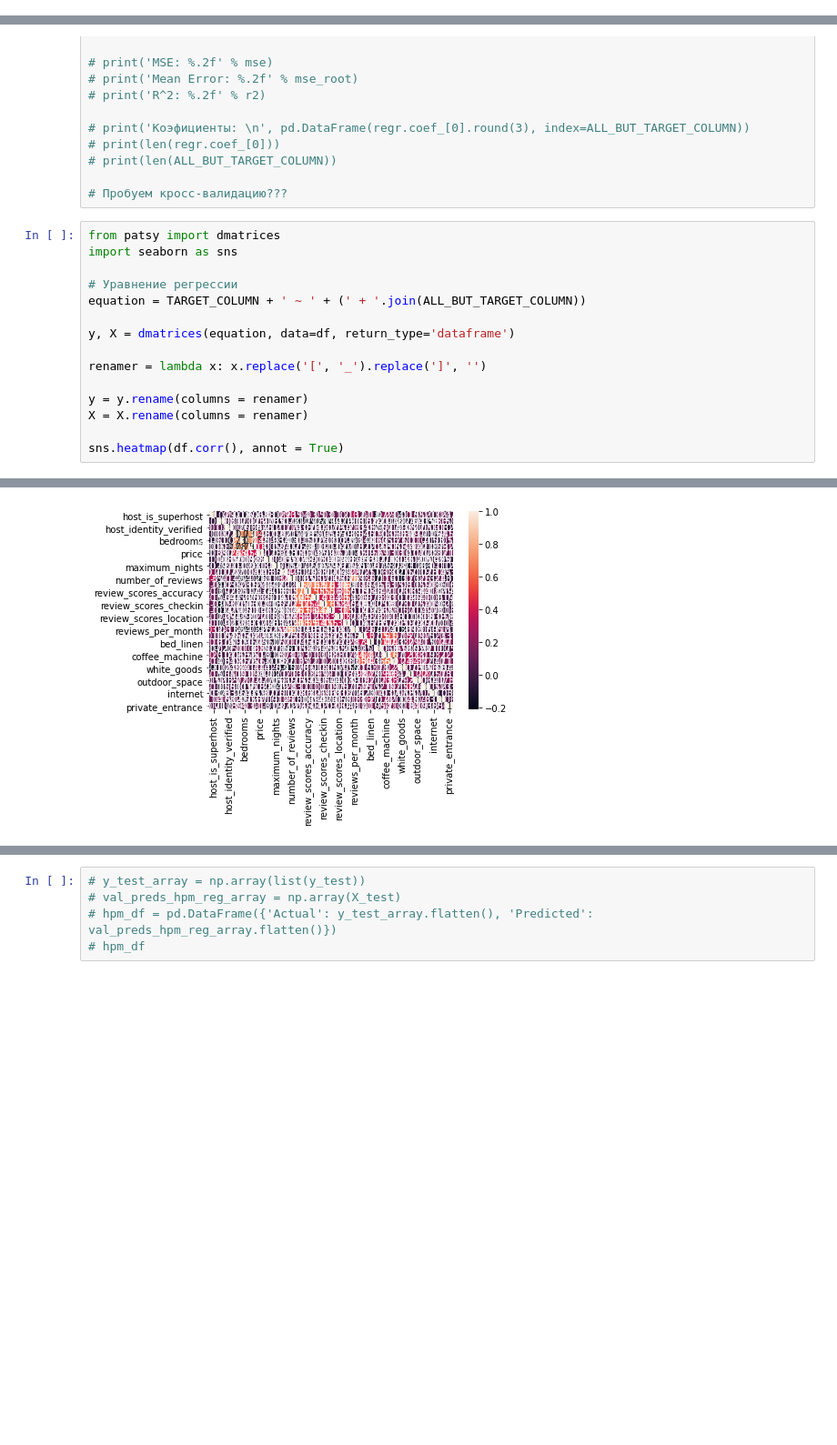
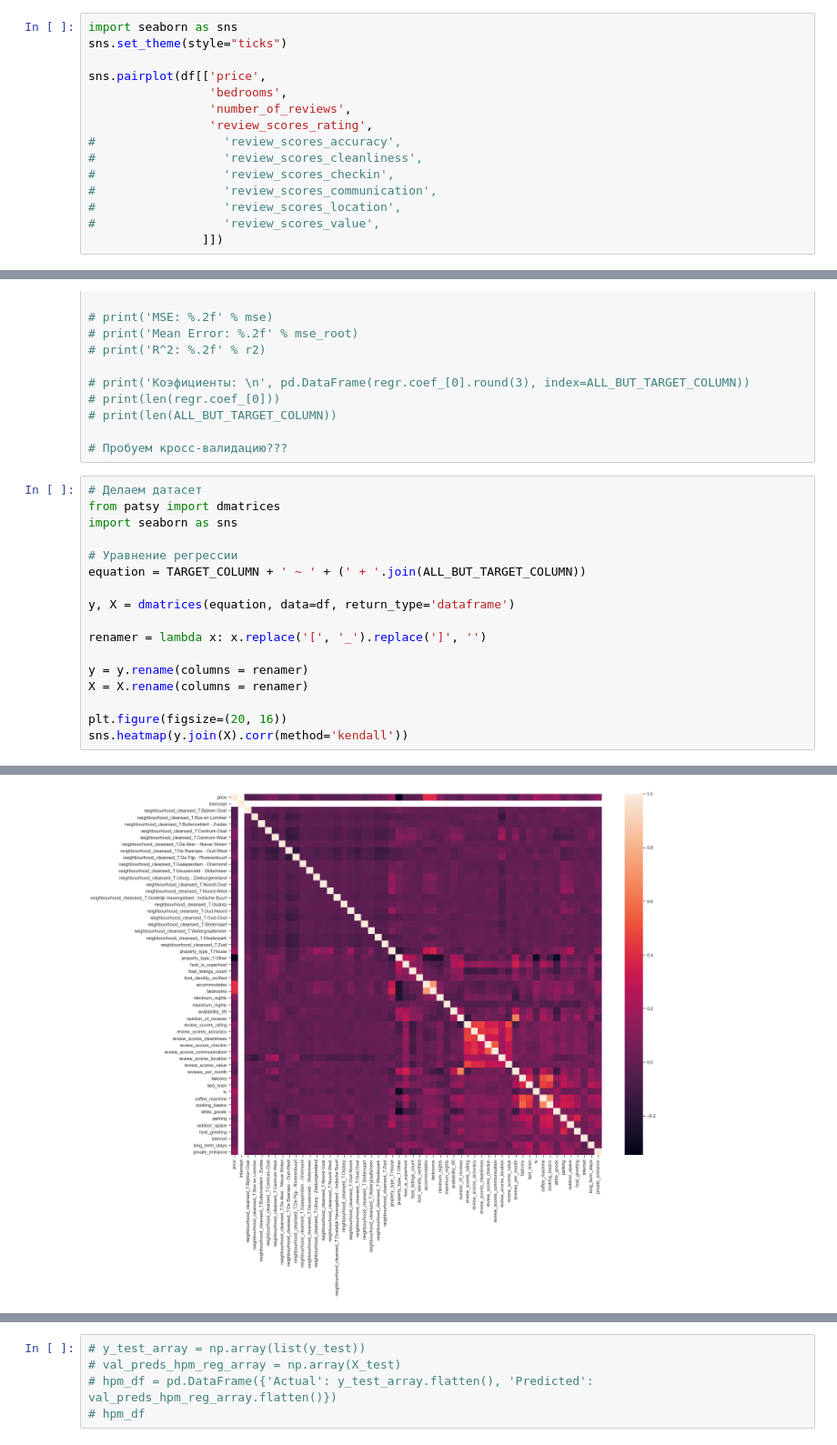
Before and after one commit to Tetawex/python_stuff, a Jupyter notebook: exploratory_analysis.ipynb, the cells around one changed output, grey strips where cells are left out. Shown: that part at 91% size. Drawn from its saved outputs; the diff is of its cells as text; blank space fills up the shorter version.

Commit message:
fancy graphs

```diff
--- a/exploratory_analysis.ipynb
+++ b/exploratory_analysis.ipynb
@@ -271,0 +272,15 @@ df.hist(figsize=(20,20), bins=20);
+# %%
+import seaborn as sns
+sns.set_theme(style="ticks")
+
+sns.pairplot(df[['price',
+                 'bedrooms',
+                 'number_of_reviews',
+                 'review_scores_rating',
+#                  'review_scores_accuracy',
+#                  'review_scores_cleanliness',
+#                  'review_scores_checkin',
+#                  'review_scores_communication',
+#                  'review_scores_location',
+#                  'review_scores_value',
+                ]])
@@ -313,21 +364,23 @@ ALL_BUT_TARGET_COLUMN = df.columns[df.columns != TARGET_COLUMN]
 
 # Пробуем кросс-валидацию???
 # %%
+# Делаем датасет
 from patsy import dmatrices
 import seaborn as sns
 
 # Уравнение регрессии
 equation = TARGET_COLUMN + ' ~ ' + (' + '.join(ALL_BUT_TARGET_COLUMN))
 
 y, X = dmatrices(equation, data=df, return_type='dataframe')
 
 renamer = lambda x: x.replace('[', '_').replace(']', '')
 
 y = y.rename(columns = renamer)
 X = X.rename(columns = renamer)
 
-sns.heatmap(df.corr(), annot = True)
+plt.figure(figsize=(20, 16))
+sns.heatmap(y.join(X).corr(method='kendall'))
 # %% [output]
 <AxesSubplot:>
-[figure, old version]
+[figure, new version]
 # %%
```
Also changed, not shown: parts of 12 cells of this notebook.
